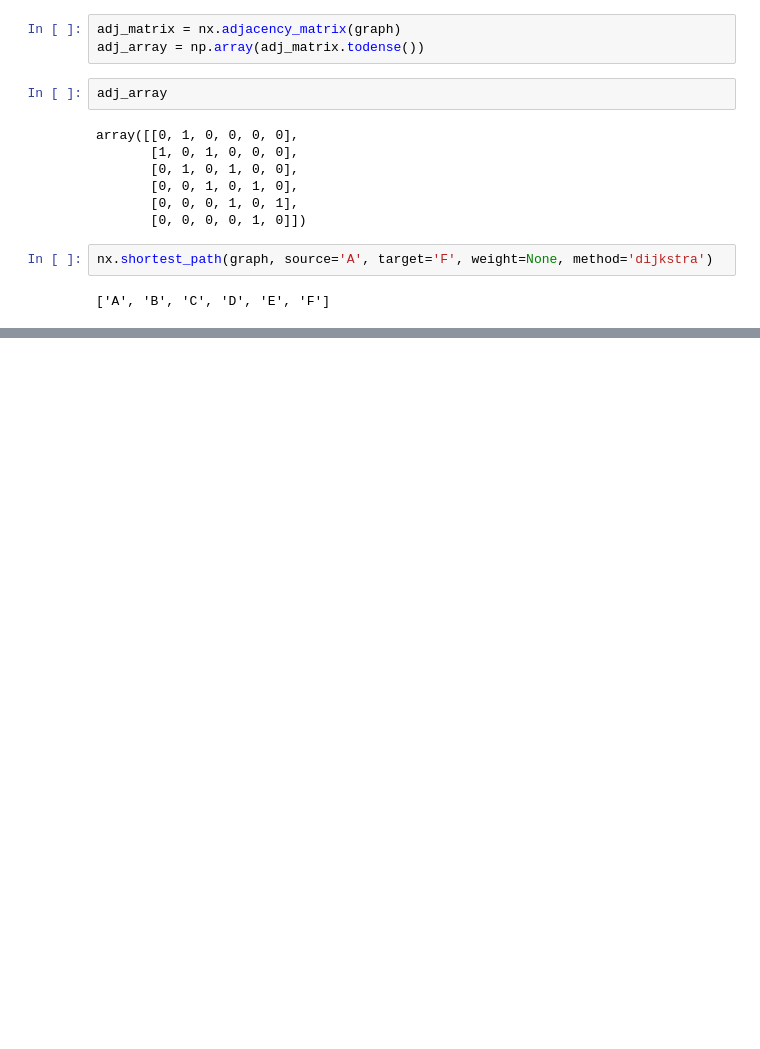
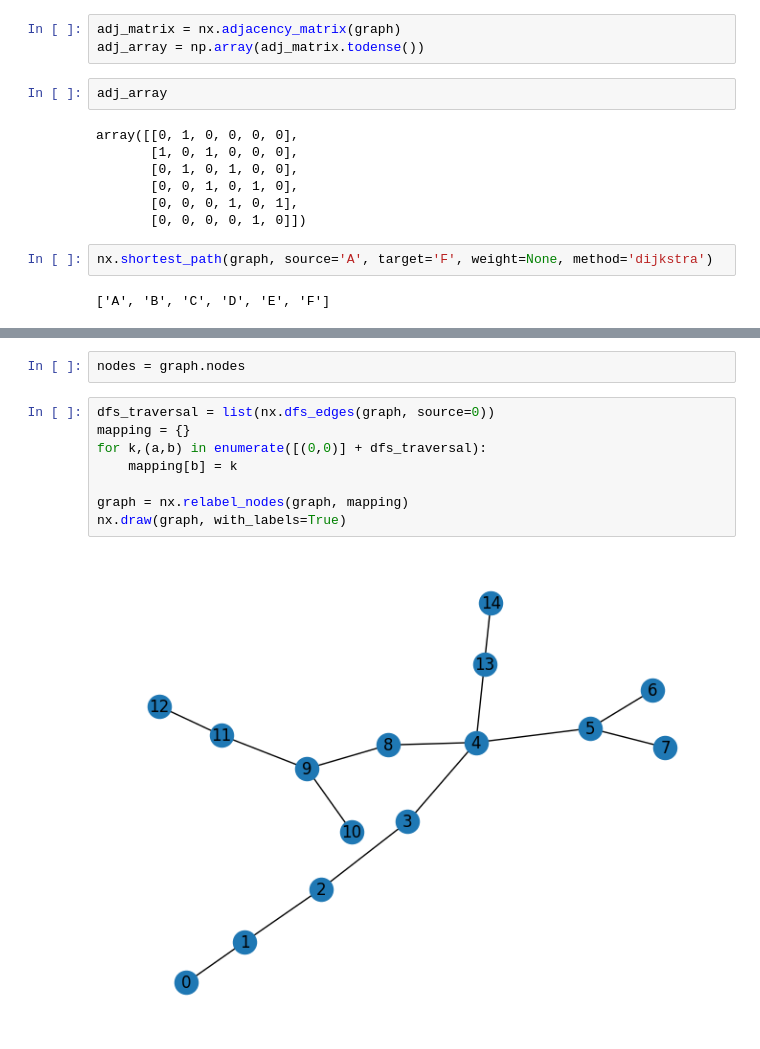
Before and after one commit to PalaashAgrawal/LLMGraphTraversal, a Jupyter notebook: graph_generation/Untitled.ipynb, the cells around one changed output, grey strips where cells are left out. Drawn from its saved outputs; the diff is of its cells as text; blank space fills up the shorter version.

```diff
--- a/graph_generation/Untitled.ipynb
+++ b/graph_generation/Untitled.ipynb
@@ -65,0 +64,12 @@ nx.shortest_path(graph, source='A', target='F', weight=None, method='dijkstra')
+# %%
+nodes = graph.nodes
+# %%
+dfs_traversal = list(nx.dfs_edges(graph, source=0))
+mapping = {}
+for k,(a,b) in enumerate([(0,0)] + dfs_traversal):
+    mapping[b] = k
+
+graph = nx.relabel_nodes(graph, mapping)
+nx.draw(graph, with_labels=True)
+# %% [output]
+[figure, added]
```
Also changed, not shown: parts of 12 cells of this notebook, 3 other files.
